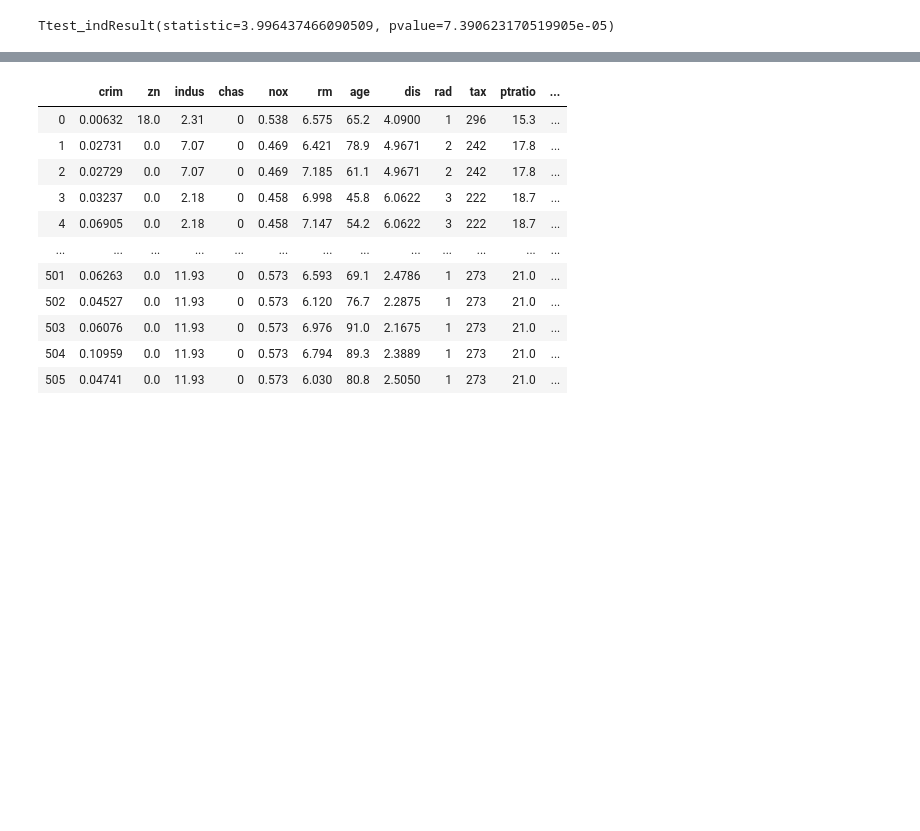
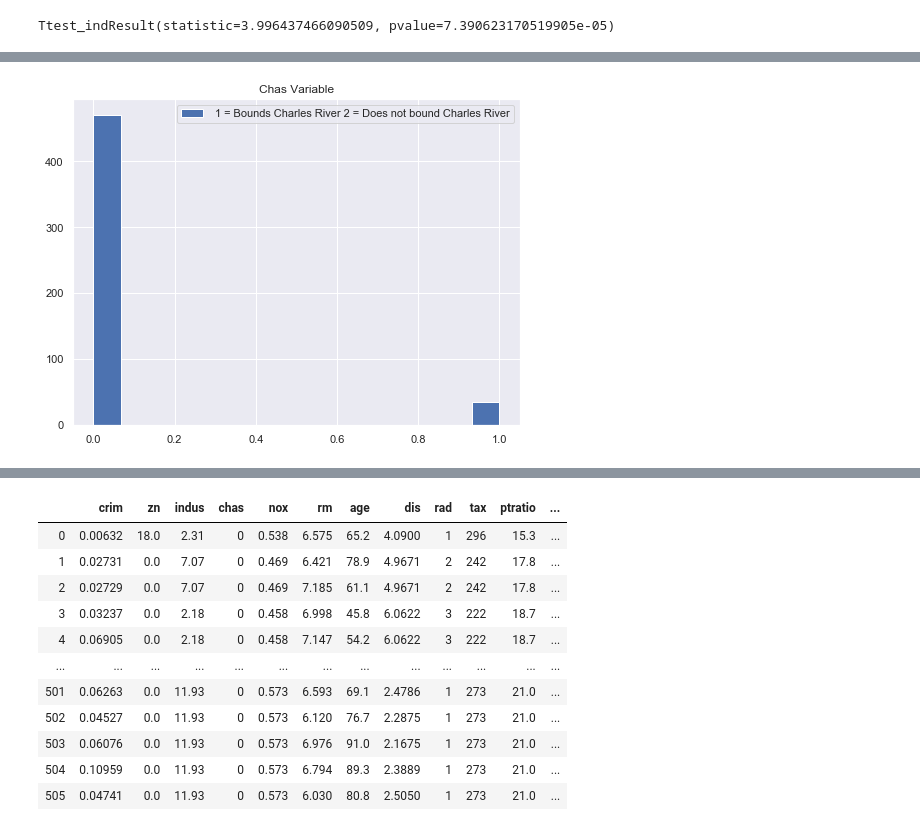
Before and after one commit to davidobrien1/MLSProject, a Jupyter notebook: mlsproject.ipynb, the cells around one changed output, grey strips where cells are left out. Cells and saved outputs as stored; diff of their text form; code cells hidden in the pictures; blank space fills up the shorter version.

```diff
--- a/mlsproject.ipynb
+++ b/mlsproject.ipynb
@@ -225 +280,10 @@ plt.show()
+# %%
+#lets plot a histogram of the 'Chas' variable
+plt.hist(df['chas'], bins=15,label=" 1 = Bounds Charles River 2 = Does not bound Charles River")
+# display legend
+plt.legend()
+plt.title('Chas Variable')
+plt.show()
+# %% [output]
+[figure, added]
 # %%
```
Also changed, not shown: parts of 39 cells of this notebook.
